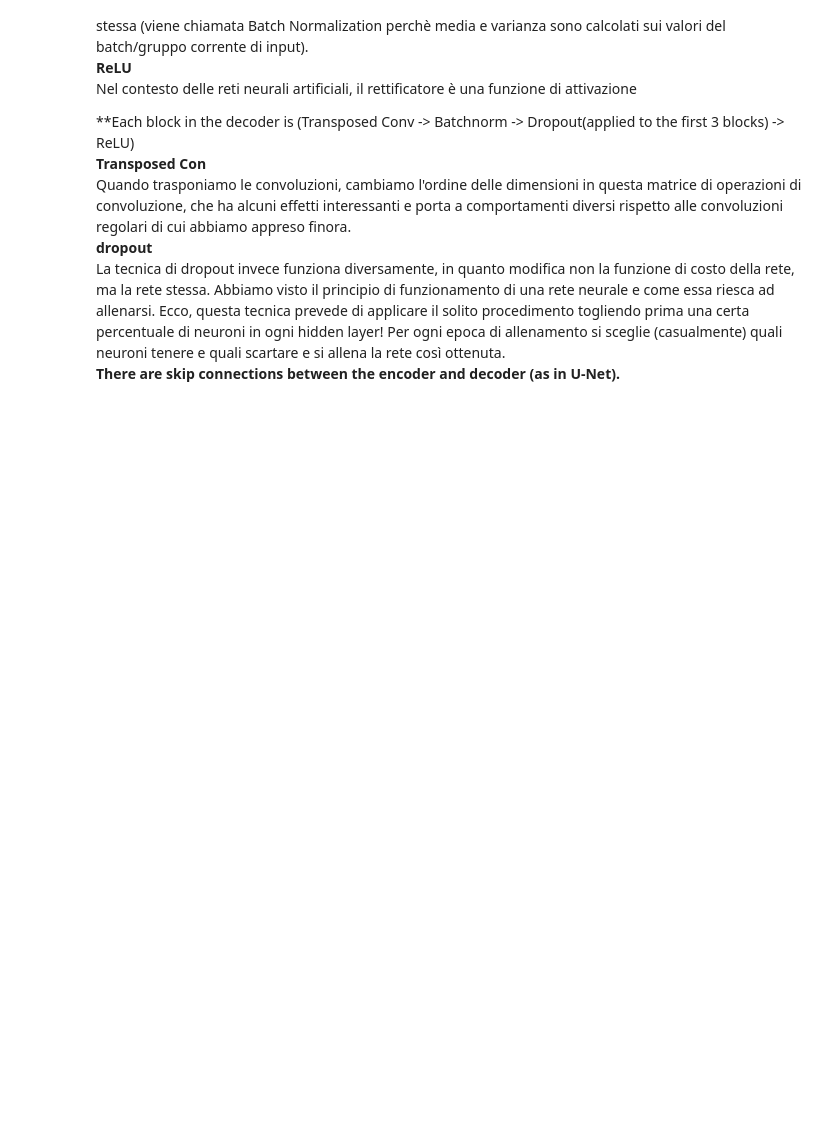
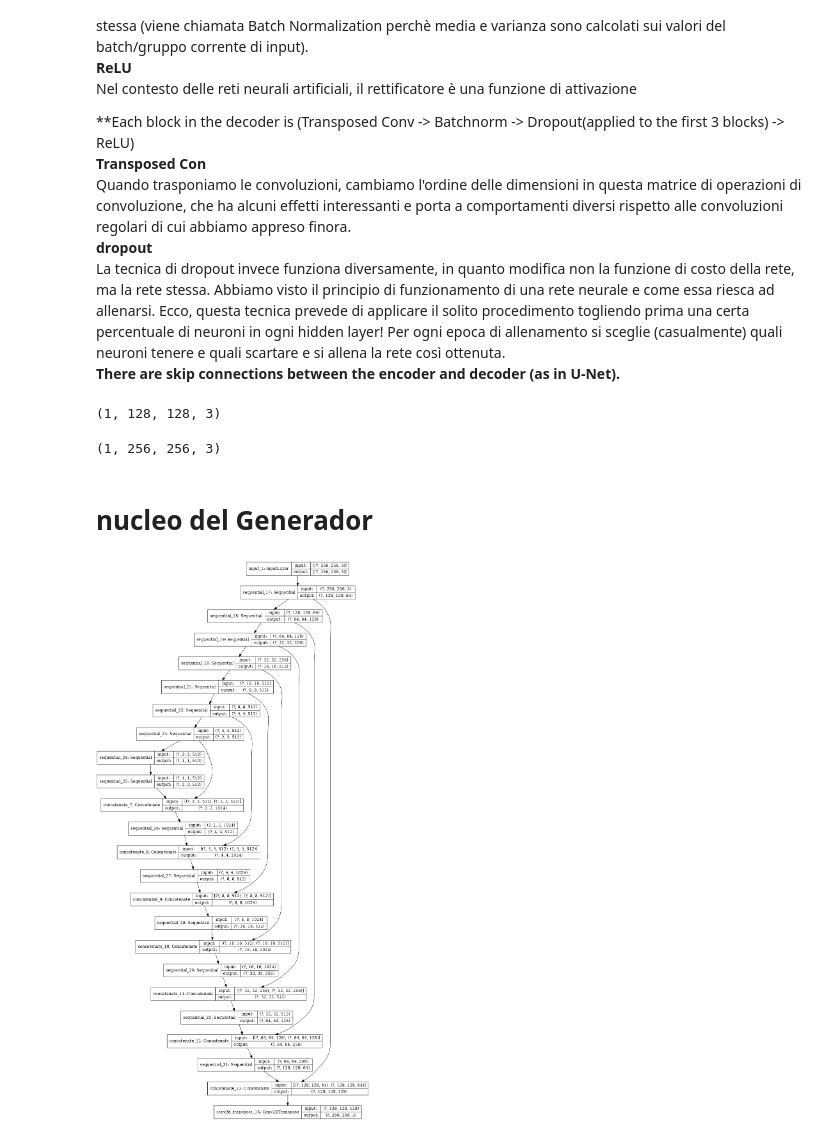
Before and after one commit to must4in3/6-Projecto-final, a Jupyter notebook: TEST-Generador.ipynb, the cells around one changed output. Saved outputs shown, nothing was run; the diff lists cells and outputs as text; code cells hidden in the pictures; blank space fills up the shorter version.

```diff
--- a/TEST-Generador.ipynb
+++ b/TEST-Generador.ipynb
@@ -179,3 +181,40 @@ def downsample(filters, size, apply_batchnorm=True):
         result.add(tf.keras.layers.LeakyReLU())
 
     return result
+# %%
+down_model = downsample(3, 4)
+# tf.expand_dims: Returns a tensor with an additional dimension inserted at index axis.
+down_result = down_model(tf.expand_dims(inp, 0))
+print (down_result.shape)
+# %% [output]
+(1, 128, 128, 3)
+# %%
+def upsample(filters, size, apply_dropout=False):
+    #Initializer that generates tensors with a normal distribution.
+    initializer = tf.random_normal_initializer(0., 0.02)
+    # Sequential groups a linear stack of layers into a tf.keras.Model.
+    result = tf.keras.Sequential()
+        # añado una capa de convolucíon 2D traspuesta (e.g. spatial convolution over images).
+        # parametros iguales a la funcíona anterior
+    result.add(
+    tf.keras.layers.Conv2DTranspose(filters, size, strides=2,
+                                    padding='same',
+                                    kernel_initializer=initializer,
+                                    use_bias=False))
+    # BatchNormalization = Normalize and scale inputs or activations
+    result.add(tf.keras.layers.BatchNormalization())
+    # Applies Dropout to the input.
+    if apply_dropout:
+        result.add(tf.keras.layers.Dropout(0.5))
+    # Rectified Linear Unit activation function.
+    result.add(tf.keras.layers.ReLU())
+
+    return result
+# %%
+up_model = upsample(3, 4)
+up_result = up_model(down_result)
+print (up_result.shape)
+# %% [output]
+(1, 256, 256, 3)
+# %% [markdown]
+# nucleo del Generador
@@ -181,0 +273,5 @@ def downsample(filters, size, apply_batchnorm=True):
+# %%
+generator = Generator()
+tf.keras.utils.plot_model(generator, show_shapes=True, dpi=64)
+# %% [output]
+[figure, added]
```
Also changed, not shown: parts of 11 cells of this notebook, 2 other files.
